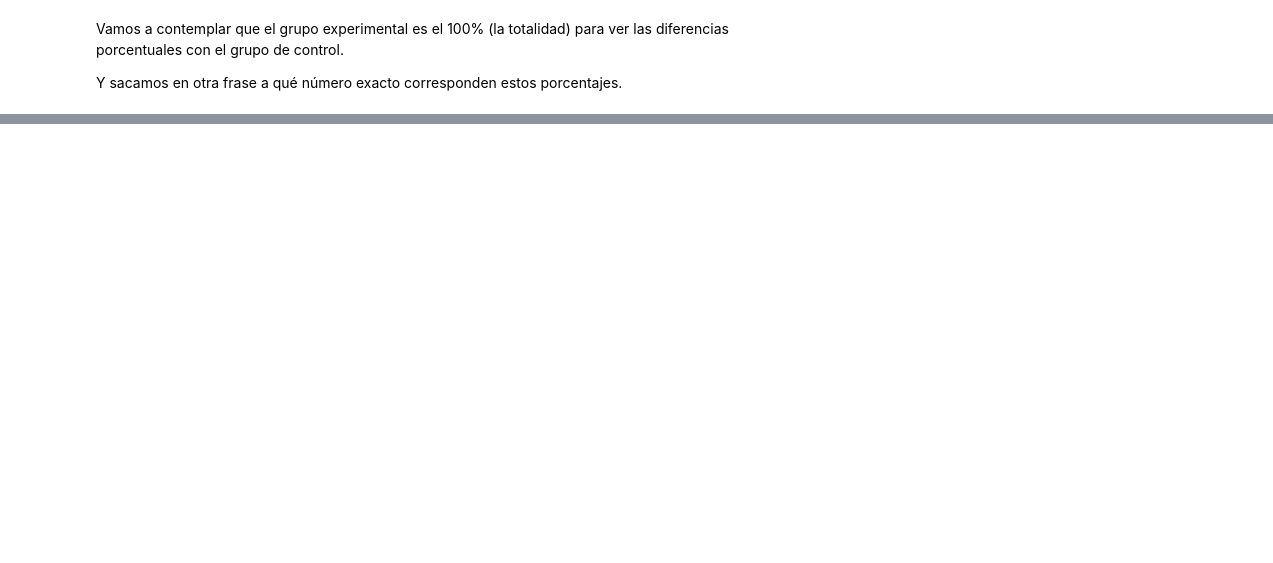
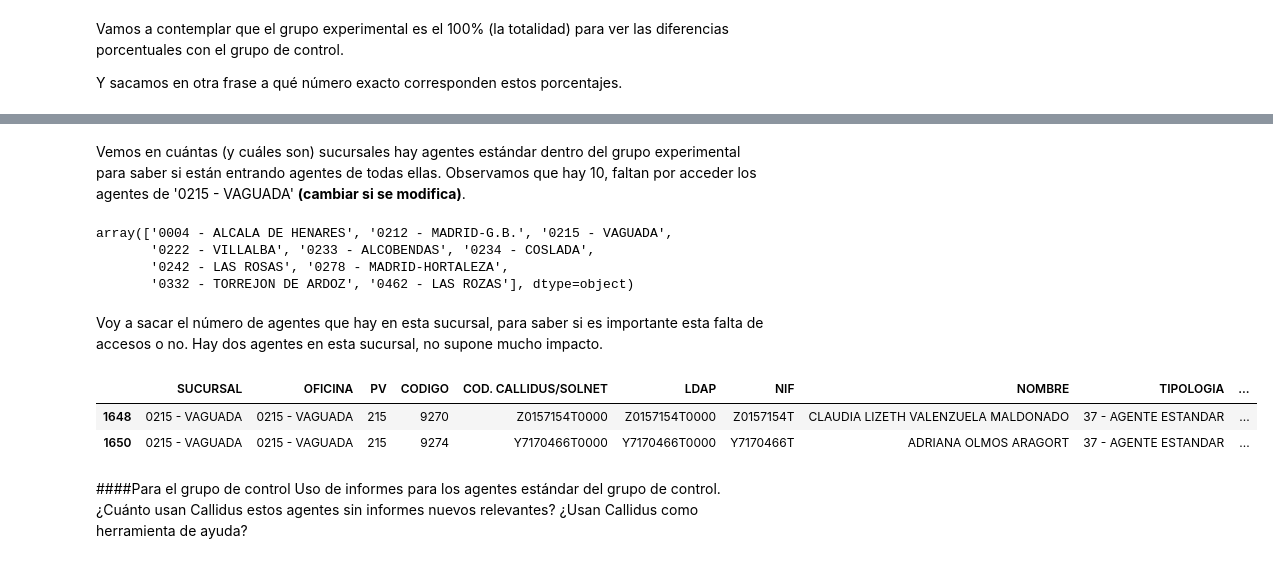
Before and after one commit to Ana-AlonsoCanizares/AA_GRUPO3, a Jupyter notebook: PruebaControl_OCASO.ipynb, the cells around one changed output, grey strips where cells are left out. Saved outputs shown, nothing was run; the diff lists cells and outputs as text; code cells hidden in the pictures; blank space fills up the shorter version.

```diff
--- a/PruebaControl_OCASO.ipynb
+++ b/PruebaControl_OCASO.ipynb
@@ -198,0 +270,10 @@ df_for = accesos_for_exp.groupby(by=['TIPO EVENTO', 'SUCURSAL'], as_index=False)
+# %%
+df_est = Gr1[Gr1["TIPOLOGIA"].str.contains("ESTANDAR")]
+
+accesos_est_exp = pd.merge(accesos_usuarios_df, df_est, how = 'inner', left_on = 'USERID', right_on = 'LDAP')
+
+df_est_exp = accesos_est_exp.groupby(by=['TIPO EVENTO', 'SUCURSAL'], as_index=False).count()
+
+fig = px.scatter(df_est_exp, y="TIPO EVENTO", x="SUCURSAL", color="USERID")
+fig.update_traces(marker_size=8)
+fig.show()
@@ -198,0 +282,22 @@ df_for = accesos_for_exp.groupby(by=['TIPO EVENTO', 'SUCURSAL'], as_index=False)
+# %% [markdown]
+Vemos en cuántas (y cuáles son) sucursales hay agentes estándar dentro del grupo experimental para saber si están entrando agentes de todas ellas. Observamos que hay 10, faltan por acceder los agentes de '0215 - VAGUADA' **(cambiar si se modifica)**.
+# %%
+df_est['SUCURSAL'].unique()
+# %% [output]
+array(['0004 - ALCALA DE HENARES', '0212 - MADRID-G.B.', '0215 - VAGUADA',
+       '0222 - VILLALBA', '0233 - ALCOBENDAS', '0234 - COSLADA',
+       '0242 - LAS ROSAS', '0278 - MADRID-HORTALEZA',
+       '0332 - TORREJON DE ARDOZ', '0462 - LAS ROZAS'], dtype=object)
+# %% [markdown]
+Voy a sacar el número de agentes que hay en esta sucursal, para saber si es importante esta falta de accesos o no. Hay dos agentes en esta sucursal, no supone mucho impacto.
+# %%
+vaguada_est = df_est[df_est['SUCURSAL'].str.contains('VAGUADA')]
+
+vaguada_est
+# %% [output]
+|  | SUCURSAL | OFICINA | PV | CODIGO | COD. CALLIDUS/SOLNET | LDAP | NIF | NOMBRE | TIPOLOGIA | ... |
+| 1648 | 0215 - VAGUADA | 0215 - VAGUADA | 215 | 9270 | Z0157154T0000 | Z0157154T0000 | Z0157154T | CLAUDIA LIZETH VALENZUELA MALDONADO | 37 - AGENTE ESTANDAR | ... |
+| 1650 | 0215 - VAGUADA | 0215 - VAGUADA | 215 | 9274 | Y7170466T0000 | Y7170466T0000 | Y7170466T | ADRIANA OLMOS ARAGORT | 37 - AGENTE ESTANDAR | ... |
+# %% [markdown]
+####Para el grupo de control
+Uso de informes para los agentes estándar del grupo de control. ¿Cuánto usan Callidus estos agentes sin informes nuevos relevantes? ¿Usan Callidus como herramienta de ayuda?
```
Also changed, not shown: parts of 50 cells of this notebook.
